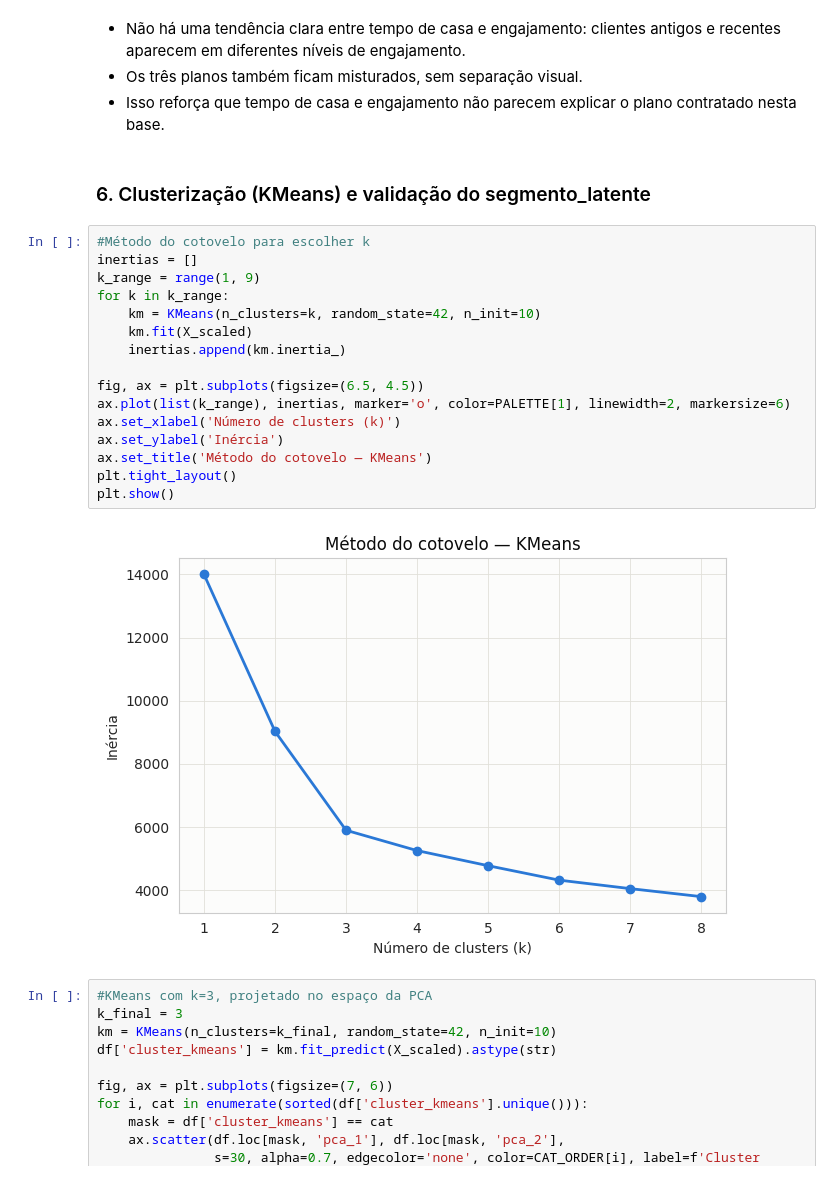
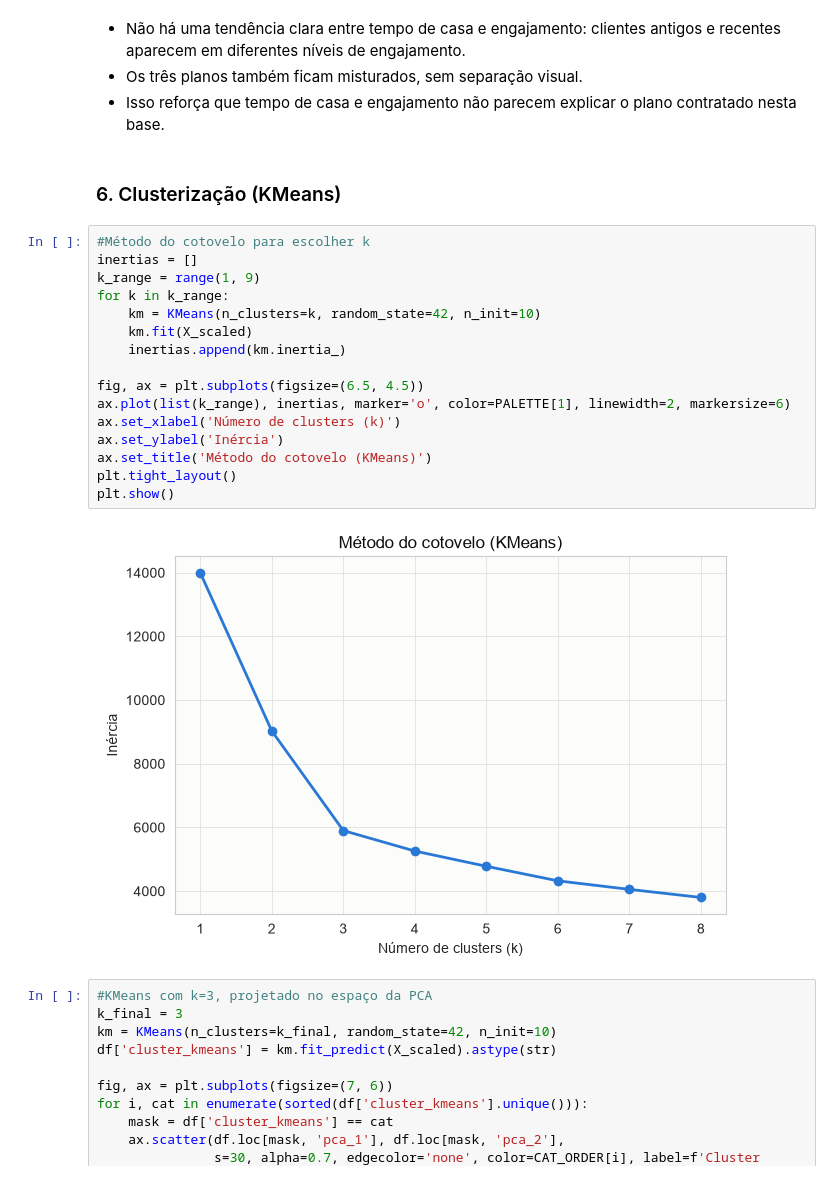
Before and after one commit to maricmello/squad-data-science, a Jupyter notebook: Case 1/EDA.ipynb, the cells around one changed output. Saved outputs shown, nothing was run; the diff lists cells and outputs as text.

```diff
--- a/Case 1/EDA.ipynb
+++ b/Case 1/EDA.ipynb
@@ -720,25 +814,25 @@ plt.show()
 * Os três planos também ficam misturados, sem separação visual.
 * Isso reforça que tempo de casa e engajamento não parecem explicar o plano contratado nesta base.
 # %% [markdown]
-### 6. Clusterização (KMeans) e validação do segmento_latente
+### 6. Clusterização (KMeans)
 # %%
 #Método do cotovelo para escolher k
 inertias = []
 k_range = range(1, 9)
 for k in k_range:
     km = KMeans(n_clusters=k, random_state=42, n_init=10)
     km.fit(X_scaled)
     inertias.append(km.inertia_)
 
 fig, ax = plt.subplots(figsize=(6.5, 4.5))
 ax.plot(list(k_range), inertias, marker='o', color=PALETTE[1], linewidth=2, markersize=6)
 ax.set_xlabel('Número de clusters (k)')
 ax.set_ylabel('Inércia')
-ax.set_title('Método do cotovelo — KMeans')
+ax.set_title('Método do cotovelo (KMeans)')
 plt.tight_layout()
 plt.show()
 # %% [output]
-[figure, old version]
+[figure, new version]
 # %%
 #KMeans com k=3, projetado no espaço da PCA
 k_final = 3
```
Also changed, not shown: parts of 27 cells of this notebook, 1 other file.
